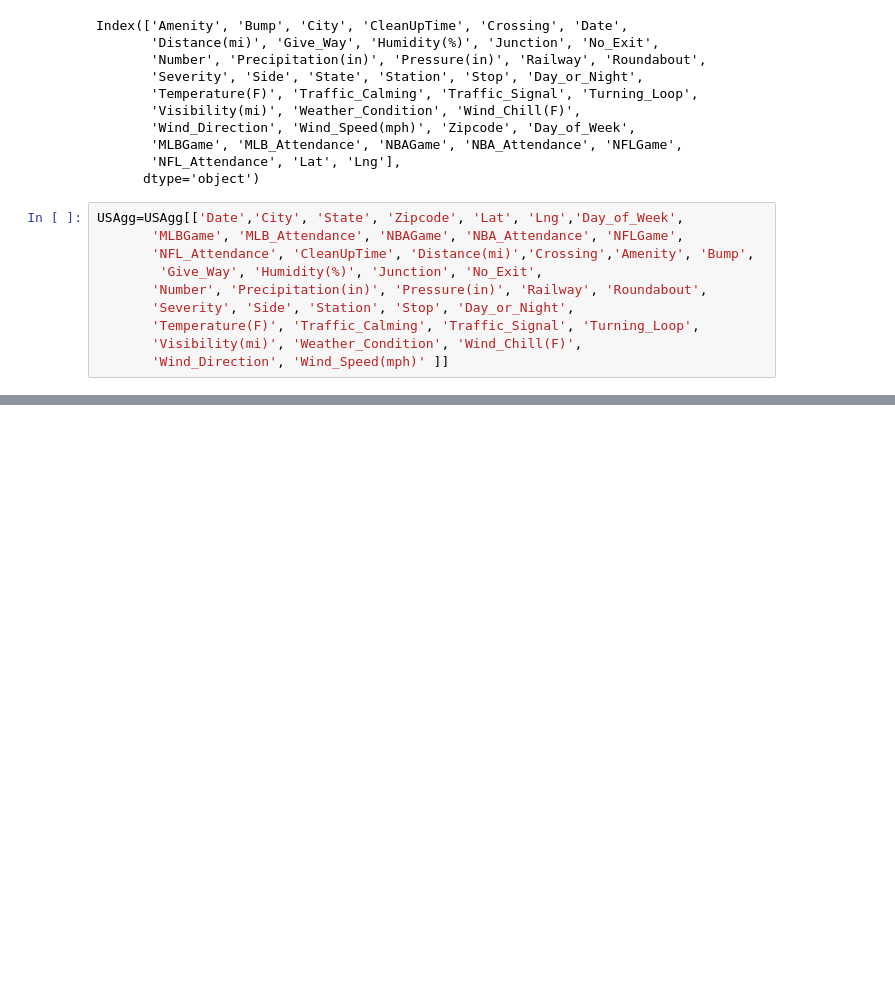
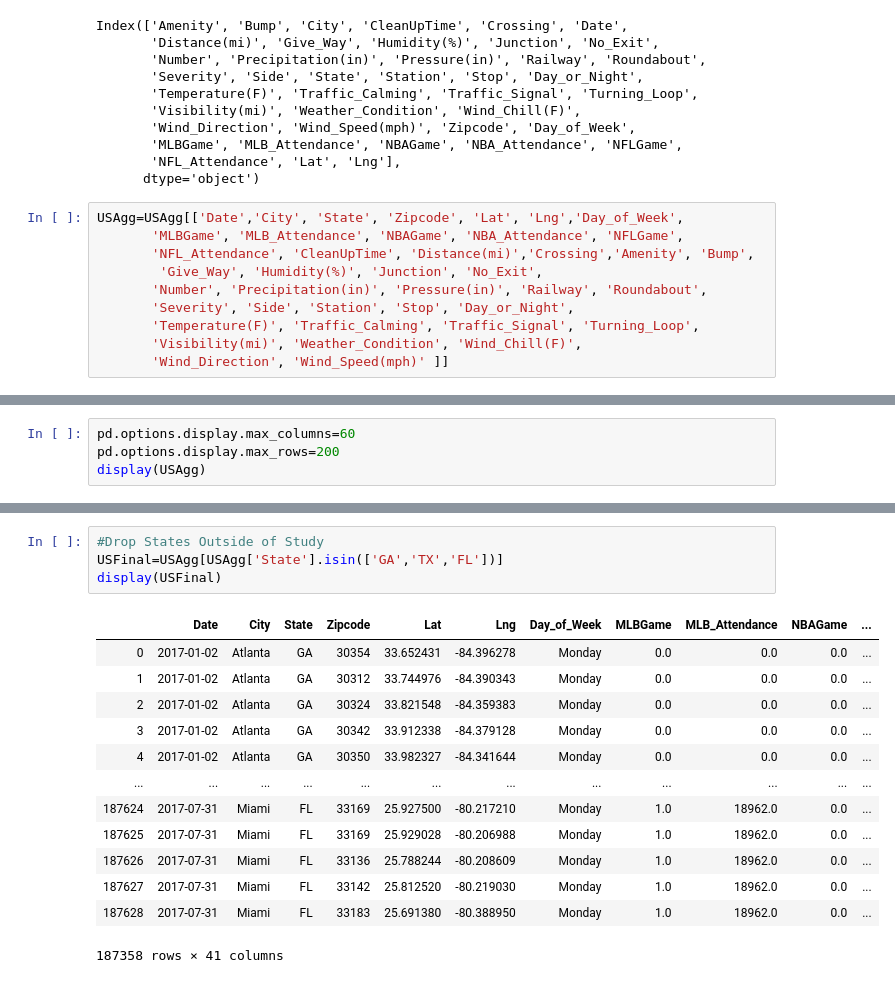
Before and after one commit to holden-herrell/IST718_GROUP_PROJECT, a Jupyter notebook: IST718-Final-Project.ipynb, the cells around one changed output, grey strips where cells are left out. Saved outputs shown, nothing was run; the diff lists cells and outputs as text; blank space fills up the shorter version.

```diff
--- a/IST718-Final-Project.ipynb
+++ b/IST718-Final-Project.ipynb
@@ -533,0 +518,4 @@ display(USAgg)
+# %%
+pd.options.display.max_columns=60
+pd.options.display.max_rows=200
+display(USAgg)
@@ -533,0 +536,18 @@ display(USAgg)
+# %%
+#Drop States Outside of Study
+USFinal=USAgg[USAgg['State'].isin(['GA','TX','FL'])]
+display(USFinal)
+# %% [output]
+|  | Date | City | State | Zipcode | Lat | Lng | Day_of_Week | MLBGame | MLB_Attendance | NBAGame | ... |
+| 0 | 2017-01-02 | Atlanta | GA | 30354 | 33.652431 | -84.396278 | Monday | 0.0 | 0.0 | 0.0 | ... |
+| 1 | 2017-01-02 | Atlanta | GA | 30312 | 33.744976 | -84.390343 | Monday | 0.0 | 0.0 | 0.0 | ... |
+| 2 | 2017-01-02 | Atlanta | GA | 30324 | 33.821548 | -84.359383 | Monday | 0.0 | 0.0 | 0.0 | ... |
+| 3 | 2017-01-02 | Atlanta | GA | 30342 | 33.912338 | -84.379128 | Monday | 0.0 | 0.0 | 0.0 | ... |
+| 4 | 2017-01-02 | Atlanta | GA | 30350 | 33.982327 | -84.341644 | Monday | 0.0 | 0.0 | 0.0 | ... |
+| ... | ... | ... | ... | ... | ... | ... | ... | ... | ... | ... | ... |
+| 187624 | 2017-07-31 | Miami | FL | 33169 | 25.927500 | -80.217210 | Monday | 1.0 | 18962.0 | 0.0 | ... |
+| 187625 | 2017-07-31 | Miami | FL | 33169 | 25.929028 | -80.206988 | Monday | 1.0 | 18962.0 | 0.0 | ... |
+| 187626 | 2017-07-31 | Miami | FL | 33136 | 25.788244 | -80.208609 | Monday | 1.0 | 18962.0 | 0.0 | ... |
+| 187627 | 2017-07-31 | Miami | FL | 33142 | 25.812520 | -80.219030 | Monday | 1.0 | 18962.0 | 0.0 | ... |
+| 187628 | 2017-07-31 | Miami | FL | 33183 | 25.691380 | -80.388950 | Monday | 1.0 | 18962.0 | 0.0 | ... |
+187358 rows × 41 columns
```
Also changed, not shown: parts of 2 cells of this notebook.
